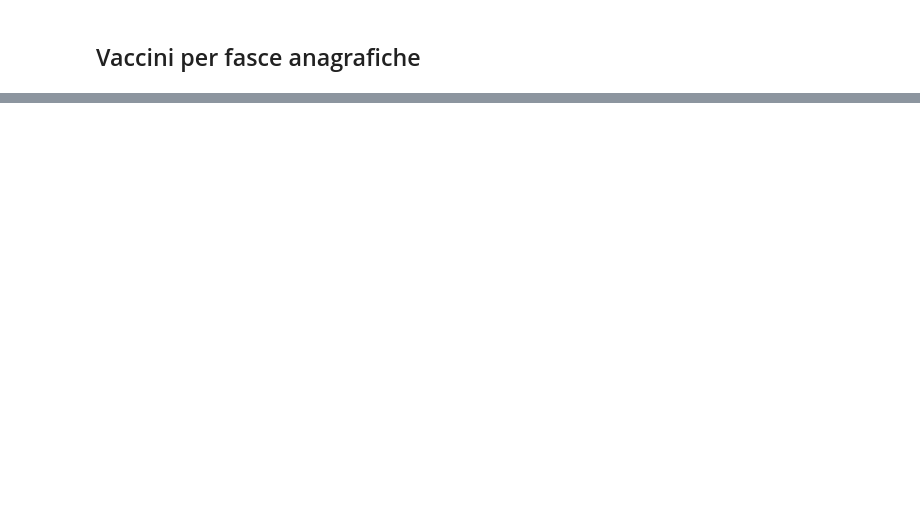
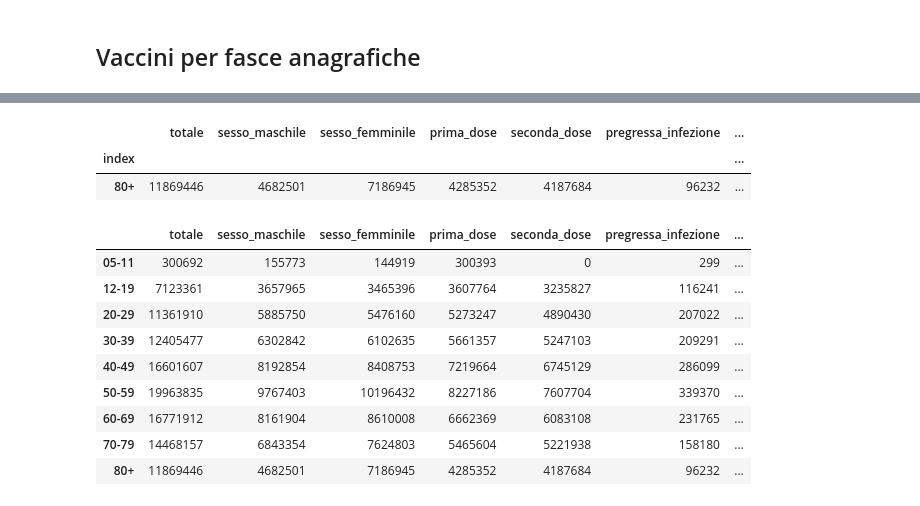
Before and after one commit to gitary/analisi_dati_COVID, a Jupyter notebook: analisi_esplorativa_vaccini.ipynb, the cells around one changed output, grey strips where cells are left out. Saved outputs shown, nothing was run; the diff lists cells and outputs as text; code cells hidden in the pictures; blank space fills up the shorter version.

```diff
--- a/analisi_esplorativa_vaccini.ipynb
+++ b/analisi_esplorativa_vaccini.ipynb
@@ -708,0 +758,28 @@ df_pivot_2
+# %%
+df_somma_righe = df_anagrafica.copy().set_index('fascia_anagrafica')
+# %%
+eighty= df_somma_righe.loc[['80-89', '90+'],:].sum(axis = 0 ).to_frame().transpose()
+# %%
+eighty_1 = eighty.reset_index()
+eighty_1.iloc[0,0] = '80+'
+eighty_1.loc[0, 'ultimo_aggiornamento'] = eighty_1.loc[0, 'ultimo_aggiornamento'][:int(len(eighty_1.loc[0, 'ultimo_aggiornamento'])/2)]
+eighty_1.set_index('index', inplace = True)
+eighty_1
+# %% [output]
+|  | totale | sesso_maschile | sesso_femminile | prima_dose | seconda_dose | pregressa_infezione | ... |
+| index |  |  |  |  |  |  | ... |
+| 80+ | 11869446 | 4682501 | 7186945 | 4285352 | 4187684 | 96232 | ... |
+# %%
+df_anag_new = pd.concat([df_somma_righe.drop(['80-89', '90+']), eighty_1])
+df_anag_new
+# %% [output]
+|  | totale | sesso_maschile | sesso_femminile | prima_dose | seconda_dose | pregressa_infezione | ... |
+| 05-11 | 300692 | 155773 | 144919 | 300393 | 0 | 299 | ... |
+| 12-19 | 7123361 | 3657965 | 3465396 | 3607764 | 3235827 | 116241 | ... |
+| 20-29 | 11361910 | 5885750 | 5476160 | 5273247 | 4890430 | 207022 | ... |
+| 30-39 | 12405477 | 6302842 | 6102635 | 5661357 | 5247103 | 209291 | ... |
+| 40-49 | 16601607 | 8192854 | 8408753 | 7219664 | 6745129 | 286099 | ... |
+| 50-59 | 19963835 | 9767403 | 10196432 | 8227186 | 7607704 | 339370 | ... |
+| 60-69 | 16771912 | 8161904 | 8610008 | 6662369 | 6083108 | 231765 | ... |
+| 70-79 | 14468157 | 6843354 | 7624803 | 5465604 | 5221938 | 158180 | ... |
+| 80+ | 11869446 | 4682501 | 7186945 | 4285352 | 4187684 | 96232 | ... |
```
Also changed, not shown: parts of 46 cells of this notebook, 1 other file.
